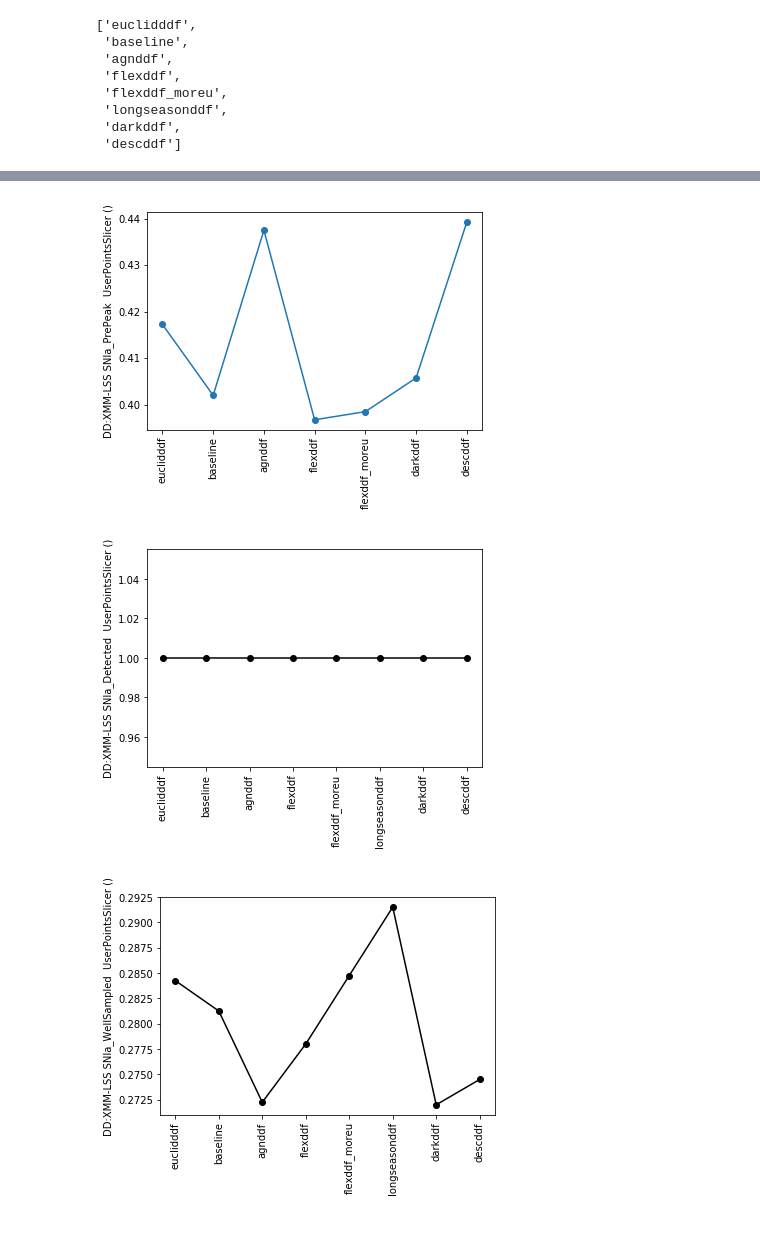
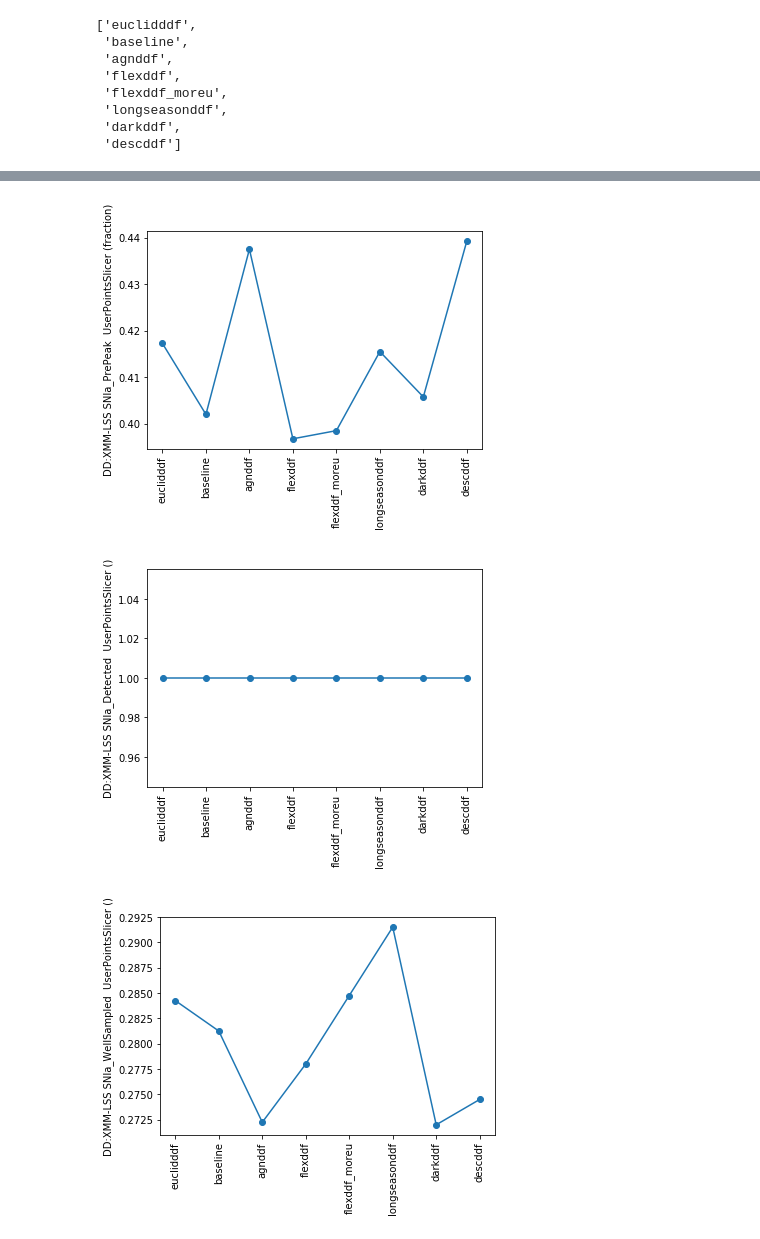
Before and after one commit to lsst-sims/sims_featureScheduler_runs1.4, a Jupyter notebook: ddf_comp/compare_ddf_runs.ipynb, the cells around one changed output, grey strips where cells are left out. Drawn from its saved outputs; the diff is of its cells as text; code cells hidden in the pictures.

Commit message:
new plots

```diff
--- a/ddf_comp/compare_ddf_runs.ipynb
+++ b/ddf_comp/compare_ddf_runs.ipynb
@@ -47,5 +55,7 @@ df
 # %%
-def comp_runs(df, colnames, units='', ylabel=None, labels=None):
+def comp_runs(df, colnames, units='', ylabel=None, labels=None, alpha=1):
+    filter2color = {'u': 'purple', 'g': 'blue', 'r': 'green',
+                             'i': 'cyan', 'z': 'orange', 'y': 'red'}
     f, ax = plt.subplots()
     if ylabel is None:
         ylabel = colnames[0]
@@ -54,9 +64,14 @@ def comp_runs(df, colnames, units='', ylabel=None, labels=None):
     for i,colname in enumerate(colnames):
         if labels is not None:
             label = labels[i]
+            if label in filter2color.keys():
+                color = filter2color[label]
+            else:
+                color = ''
         else:
-            label=None
-        ax.plot(x, df[colname], 'o-', label=label)
+            label = None
+            color = ''
+        ax.plot(x, df[colname], '%s' % color, marker='o', label=label, alpha=alpha)
     ax.set_ylabel(ylabel+' ('+units+')')
     ax.set_xticks(x)
     ax.set_xticklabels(ticks, rotation=90)
@@ -73,21 +133,21 @@ f, a = comp_runs(df, colnames, labels='ugrizy', ylabel='DD:XMM-LSS, median depth
 # %%
 
 column = 'DD:XMM-LSS SNIa_PrePeak  UserPointsSlicer'
 ylabel = ack.headerStats[column]
-f, a = comp_runs(df, [column], labels=None)
+f, a = comp_runs(df, [column], labels=None, units='fraction')
 # %% [output]
-[figure, old version]
+[figure, new version]
 # %%
 column = 'DD:XMM-LSS SNIa_Detected  UserPointsSlicer'
 ylabel = ack.headerStats[column]
-f, a = comp_runs(df, column)
+f, a = comp_runs(df, [column])
 # %% [output]
-[figure, old version]
+[figure, new version]
 # %%
 column = 'DD:XMM-LSS SNIa_WellSampled  UserPointsSlicer'
-f, a = comp_runs(df, column)
+f, a = comp_runs(df, [column])
 # %% [output]
-[figure, old version]
+[figure, new version]
 # %%
 dd_cols = [col for col in df.columns if 'DD:XMM-LSS' in col]
 dd_cols
```
Also changed, not shown: parts of 21 cells of this notebook.
